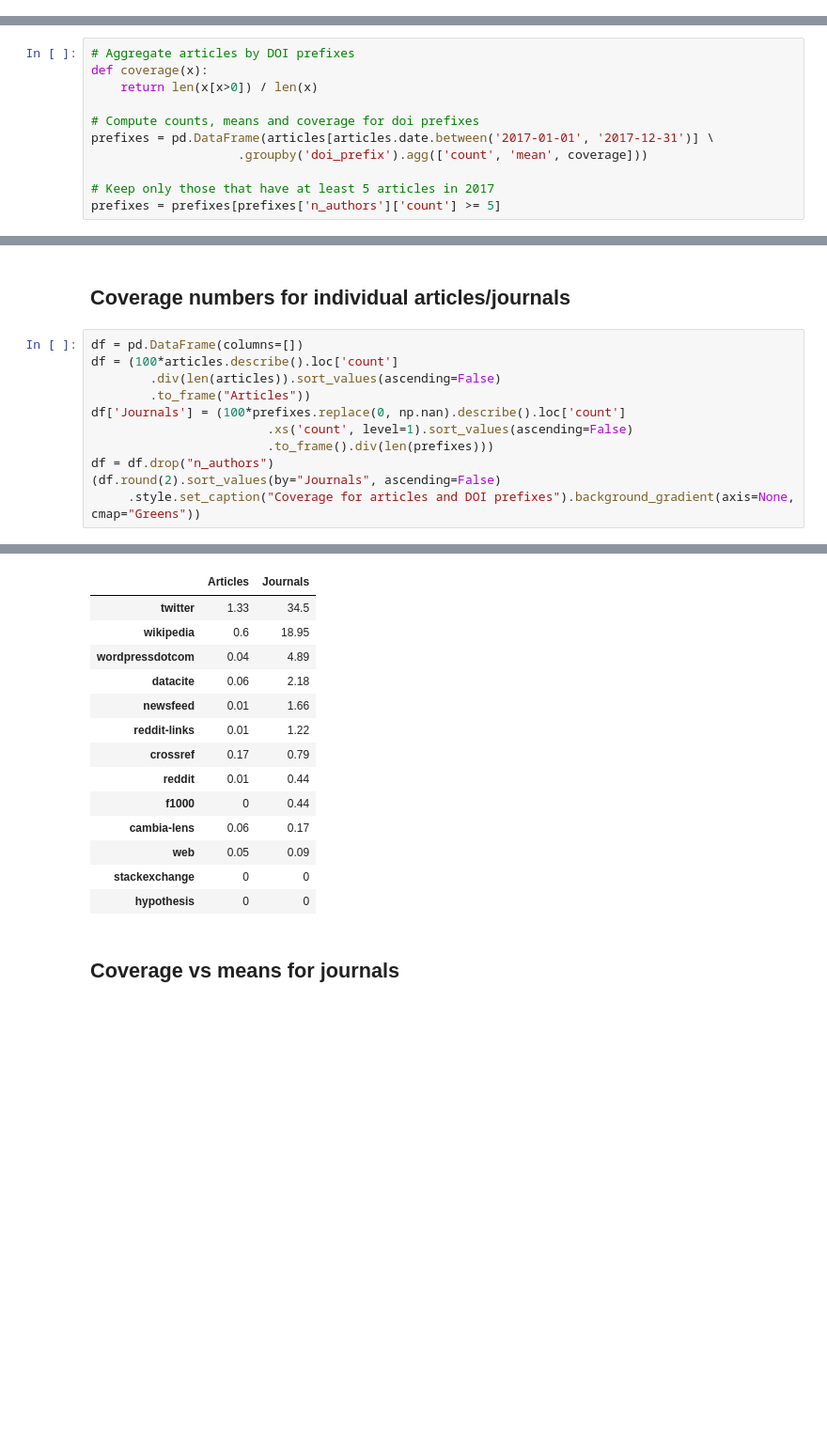
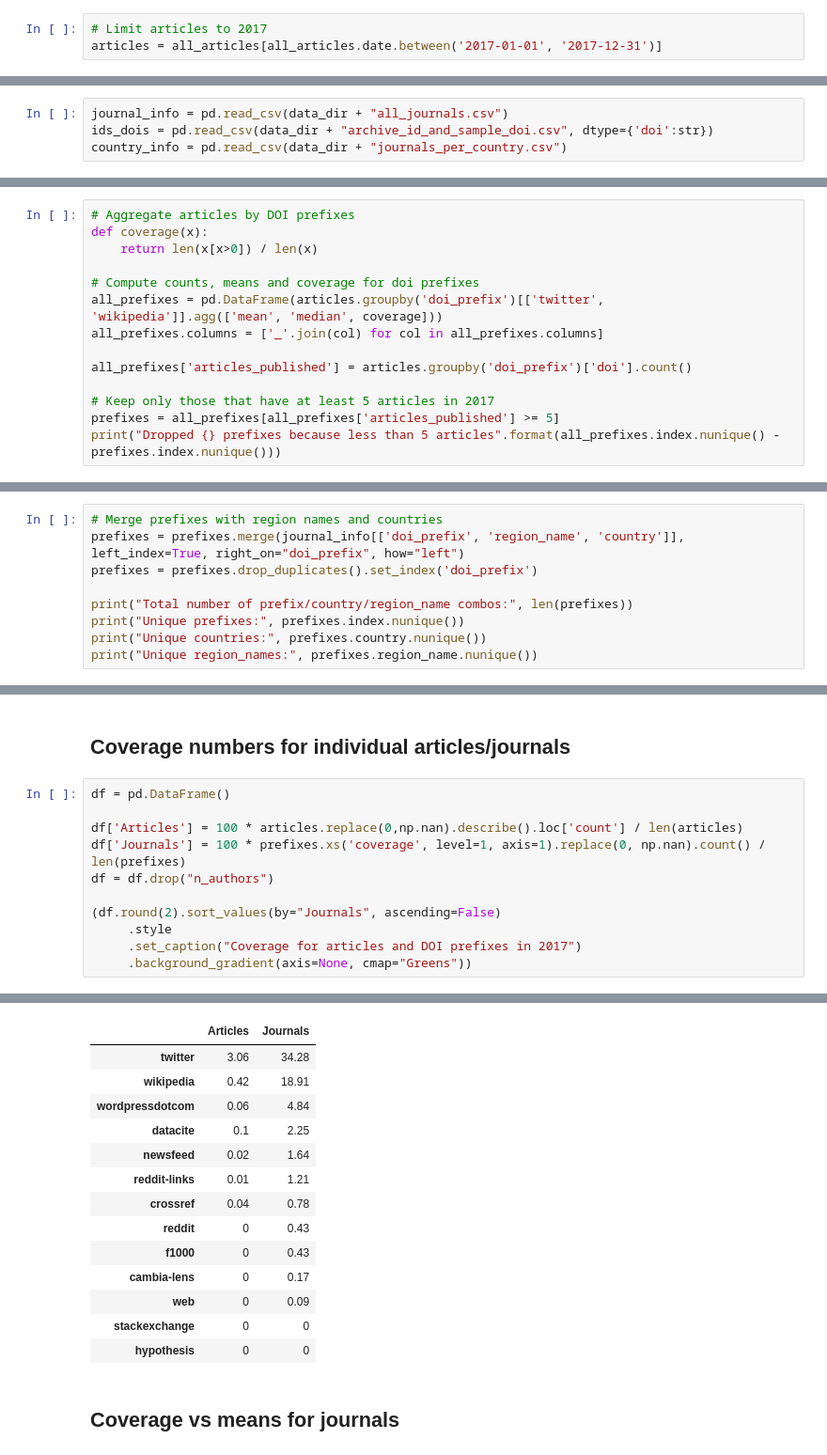
Before and after one commit to ScholCommLab/paperbuzz_analysis, a Jupyter notebook: analyse_paperbuzz.ipynb, the cells around one changed output, grey strips where cells are left out. Shown at 94% size. Drawn from its saved outputs; the diff is of its cells as text; blank space fills up the shorter version.

```diff
--- a/analyse_paperbuzz.ipynb
+++ b/analyse_paperbuzz.ipynb
@@ -38,0 +73,3 @@ articles['doi_prefix'] = articles.doi.map(lambda x: x[:x.find('/')])
+# %%
+# Limit articles to 2017
+articles = all_articles[all_articles.date.between('2017-01-01', '2017-12-31')]
@@ -38,0 +88,4 @@ articles['doi_prefix'] = articles.doi.map(lambda x: x[:x.find('/')])
+# %%
+journal_info = pd.read_csv(data_dir + "all_journals.csv")
+ids_dois = pd.read_csv(data_dir + "archive_id_and_sample_doi.csv", dtype={'doi':str})
+country_info = pd.read_csv(data_dir + "journals_per_country.csv")
@@ -42,8 +125,11 @@ def coverage(x):
     return len(x[x>0]) / len(x)
 
 # Compute counts, means and coverage for doi prefixes
-prefixes = pd.DataFrame(articles[articles.date.between('2017-01-01', '2017-12-31')] \
-                    .groupby('doi_prefix').agg(['count', 'mean', coverage]))
+all_prefixes = pd.DataFrame(articles.groupby('doi_prefix')[['twitter', 'wikipedia']].agg(['mean', 'median', coverage]))
+all_prefixes.columns = ['_'.join(col) for col in all_prefixes.columns]
+
+all_prefixes['articles_published'] = articles.groupby('doi_prefix')['doi'].count()
 
 # Keep only those that have at least 5 articles in 2017
-prefixes = prefixes[prefixes['n_authors']['count'] >= 5]
+prefixes = all_prefixes[all_prefixes['articles_published'] >= 5]
+print("Dropped {} prefixes because less than 5 articles".format(all_prefixes.index.nunique() - prefixes.index.nunique()))
@@ -74,0 +138,9 @@ prefixes[['twitter', 'wikipedia', 'crossref', 'hypothesis']].describe()
+# %%
+# Merge prefixes with region names and countries
+prefixes = prefixes.merge(journal_info[['doi_prefix', 'region_name', 'country']], left_index=True, right_on="doi_prefix", how="left")
+prefixes = prefixes.drop_duplicates().set_index('doi_prefix')
+
+print("Total number of prefix/country/region_name combos:", len(prefixes))
+print("Unique prefixes:", prefixes.index.nunique())
+print("Unique countries:", prefixes.country.nunique())
+print("Unique region_names:", prefixes.region_name.nunique())
@@ -75,14 +194,14 @@ prefixes[['twitter', 'wikipedia', 'crossref', 'hypothesis']].describe()
 # %% [markdown]
 ## Coverage numbers for individual articles/journals
 # %%
-df = pd.DataFrame(columns=[])
-df = (100*articles.describe().loc['count']
-        .div(len(articles)).sort_values(ascending=False)
-        .to_frame("Articles"))
-df['Journals'] = (100*prefixes.replace(0, np.nan).describe().loc['count']
-                        .xs('count', level=1).sort_values(ascending=False)
-                        .to_frame().div(len(prefixes)))
+df = pd.DataFrame()
+
+df['Articles'] = 100 * articles.replace(0,np.nan).describe().loc['count'] / len(articles)
+df['Journals'] = 100 * prefixes.xs('coverage', level=1, axis=1).replace(0, np.nan).count() / len(prefixes)
 df = df.drop("n_authors")
+
 (df.round(2).sort_values(by="Journals", ascending=False)
-     .style.set_caption("Coverage for articles and DOI prefixes").background_gradient(axis=None, cmap="Greens"))
+     .style
+     .set_caption("Coverage for articles and DOI prefixes in 2017")
+     .background_gradient(axis=None, cmap="Greens"))
 # %% [output]
@@ -90,15 +209,15 @@ Coverage for articles and DOI prefixes
 |  | Articles | Journals |
-| twitter | 1.33 | 34.5 |
-| wikipedia | 0.6 | 18.95 |
-| wordpressdotcom | 0.04 | 4.89 |
-| datacite | 0.06 | 2.18 |
-| newsfeed | 0.01 | 1.66 |
-| reddit-links | 0.01 | 1.22 |
-| crossref | 0.17 | 0.79 |
-| reddit | 0.01 | 0.44 |
-| f1000 | 0 | 0.44 |
-| cambia-lens | 0.06 | 0.17 |
-| web | 0.05 | 0.09 |
+| twitter | 3.06 | 34.28 |
+| wikipedia | 0.42 | 18.91 |
+| wordpressdotcom | 0.06 | 4.84 |
+| datacite | 0.1 | 2.25 |
+| newsfeed | 0.02 | 1.64 |
+| reddit-links | 0.01 | 1.21 |
+| crossref | 0.04 | 0.78 |
+| reddit | 0 | 0.43 |
+| f1000 | 0 | 0.43 |
+| cambia-lens | 0 | 0.17 |
+| web | 0 | 0.09 |
 | stackexchange | 0 | 0 |
 | hypothesis | 0 | 0 |
 # %% [markdown]
```
Also changed, not shown: parts of 47 cells of this notebook, 1 other file.
